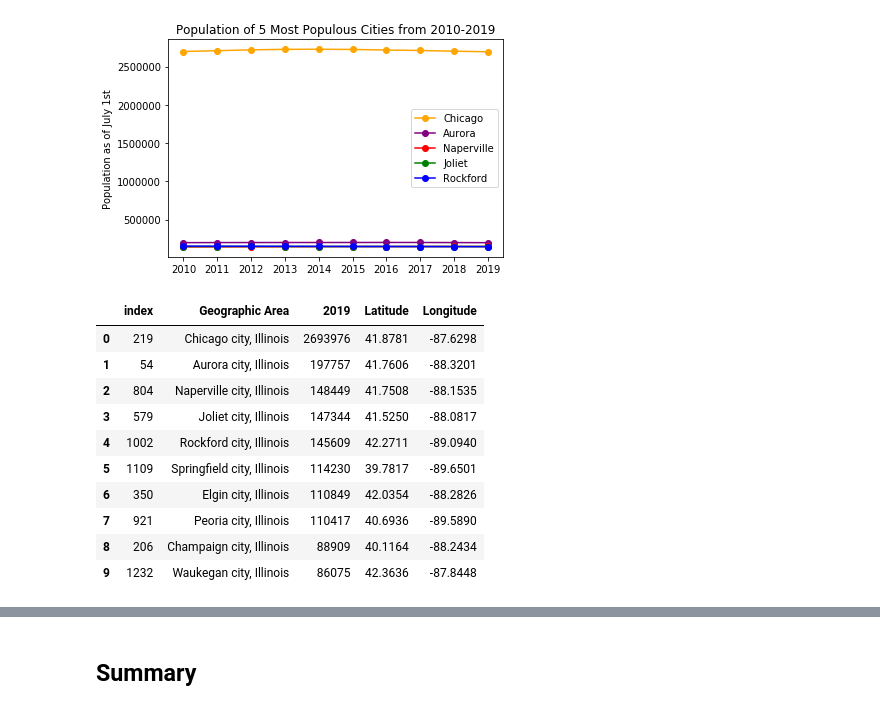
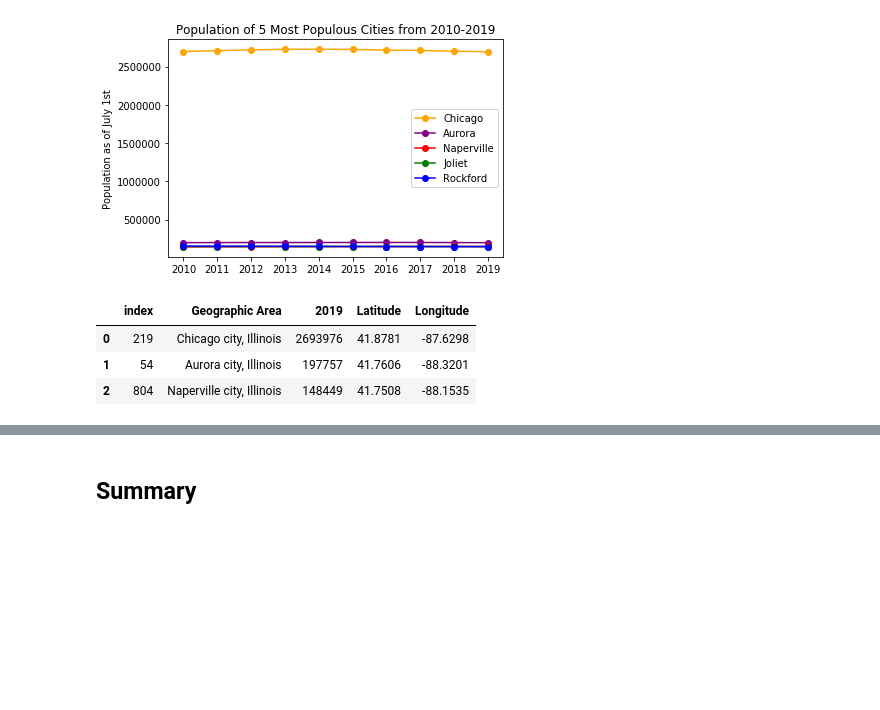
Before and after one commit to tcyang01/Data-Visualization, a Jupyter notebook: censusIL/censusIL.ipynb, the cells around one changed output, grey strips where cells are left out. Cells and saved outputs as stored; diff of their text form; code cells hidden in the pictures; blank space fills up the shorter version.

```diff
--- a/censusIL/censusIL.ipynb
+++ b/censusIL/censusIL.ipynb
@@ -67,8 +77,8 @@ df.sample(3)
 # %%
-#create a new column and calculate net change from July 1st of 2010 to 2019
+#create a new column and calculate net change from April 1st of 2010 to July 1st of 2019
 df['Net Change'] = df['City'].copy()
 for i in range(len(df)):
-    df.loc[i,'Net Change'] = df.loc[i,'2019'] - df.loc[i,'2010']
+    df.loc[i,'Net Change'] = df.loc[i,'2019'] - df.loc[i,'Estimates Base(04/01/10)']
 
 df.sample(3)
 # %% [output]
@@ -79,8 +89,8 @@ df.sample(3)
 # %%
-#create a new column and calculate net change precent from July 1st of 2010 to 2019
+#create a new column and calculate net change precent from April 1st of 2010 to July 1st of 2019
 df['Net Change %'] = df['Net Change'].copy()
 for i in range(len(df)):
-    df.loc[i,'Net Change %'] = (df.loc[i,'Net Change']/df.loc[i,'2010'] * 100).round(2)
+    df.loc[i,'Net Change %'] = (df.loc[i,'Net Change']/df.loc[i,'Estimates Base(04/01/10)'] * 100).round(2)
 
 df.sample(3)
 # %% [output]
@@ -296,27 +370,17 @@ plt.show()
 # %% [output]
 [figure]
 # %%
+#add latitude and longitude columns
 df_top10_19 = df.nlargest(10,'2019')[['Geographic Area','2019']].reset_index()
 df_top10_19['Geographic Area'] = df_top10_19['Geographic Area']
 df_top10_19['Latitude'] = [41.8781,41.7606,41.7508,41.5250,42.2711,
                            39.7817,42.0354,40.6936,40.1164,42.3636]
-#                           41.8456,40.4842,42.0884,41.6986,42.0451]
-#                           #42.0334,39.8403,42.1103,42.0324,42.0334]
 df_top10_19['Longitude'] = [-87.6298,-88.3201,-88.1535,-88.0817,-89.0940,
                             -89.6501,-88.2826,-89.5890,-88.2434,-87.8448]
-#                            -87.7539,-88.9937,-87.9806,-88.0684,-87.6877]
-#                            #-88.0834,-88.9548,-88.0342,-87.7416,-87.8834]
-df_top10_19
+df_top10_19.head(3)
 # %% [output]
 |  | index | Geographic Area | 2019 | Latitude | Longitude |
 | 0 | 219 | Chicago city, Illinois | 2693976 | 41.8781 | -87.6298 |
 | 1 | 54 | Aurora city, Illinois | 197757 | 41.7606 | -88.3201 |
 | 2 | 804 | Naperville city, Illinois | 148449 | 41.7508 | -88.1535 |
-| 3 | 579 | Joliet city, Illinois | 147344 | 41.5250 | -88.0817 |
-| 4 | 1002 | Rockford city, Illinois | 145609 | 42.2711 | -89.0940 |
-| 5 | 1109 | Springfield city, Illinois | 114230 | 39.7817 | -89.6501 |
-| 6 | 350 | Elgin city, Illinois | 110849 | 42.0354 | -88.2826 |
-| 7 | 921 | Peoria city, Illinois | 110417 | 40.6936 | -89.5890 |
-| 8 | 206 | Champaign city, Illinois | 88909 | 40.1164 | -88.2434 |
-| 9 | 1232 | Waukegan city, Illinois | 86075 | 42.3636 | -87.8448 |
 # %%
```
Also changed, not shown: parts of 24 cells of this notebook.
